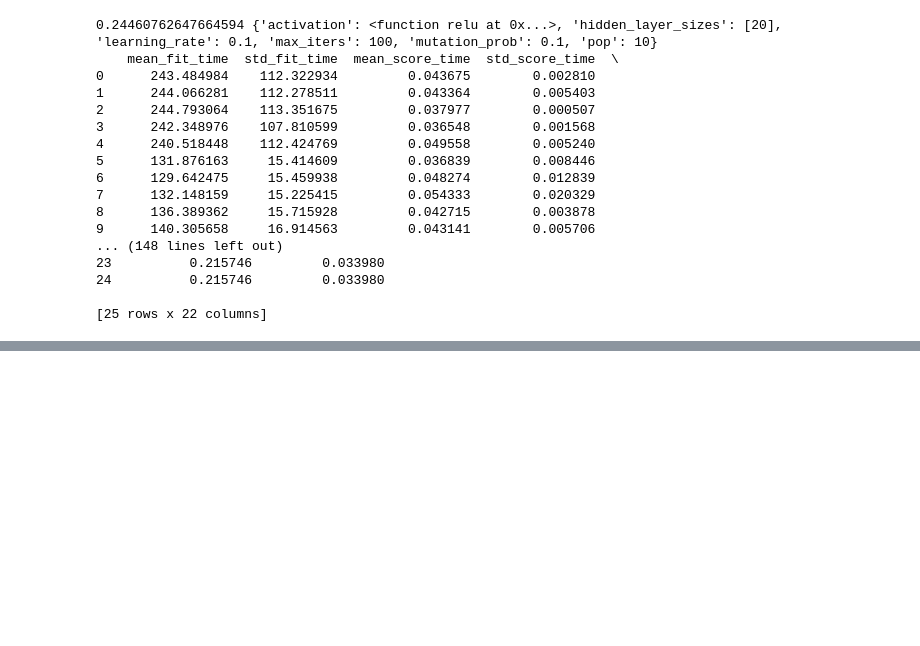
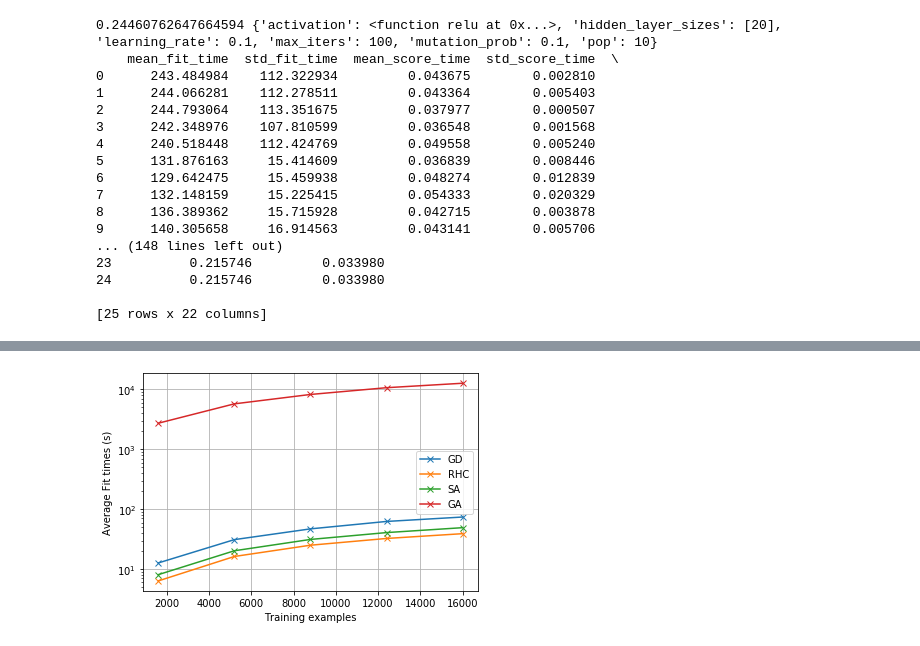
Before and after one commit to luclement/ml-assignment2, a Jupyter notebook: Randomized_Optimization.ipynb, the cells around one changed output, grey strips where cells are left out. Cells and saved outputs as stored; diff of their text form; code cells hidden in the pictures; blank space fills up the shorter version.

```diff
--- a/Randomized_Optimization.ipynb
+++ b/Randomized_Optimization.ipynb
@@ -691,0 +709,15 @@ print(classification_report(y_test, nn_ga_pred, digits=4))
+# %%
+# Plot the data
+plt.figure()
+plt.grid()
+fit_times = [('GD', sgd_train_times), ('RHC', rhc_fit_times), ('SA', sa_fit_times), ('GA', ga_fit_times)]
+for algo, times in fit_times:
+    avg_times = [sum(time) / len(time) for time in times]
+    plt.semilogy(sgd_train_sizes, avg_times, 'x-', label=algo)
+plt.legend()
+plt.ylabel('Average Fit times (s)')
+plt.xlabel('Training examples')
+# Show the plot
+plt.show()
+# %% [output]
+[figure, added]
```
Also changed, not shown: parts of 8 cells of this notebook.
